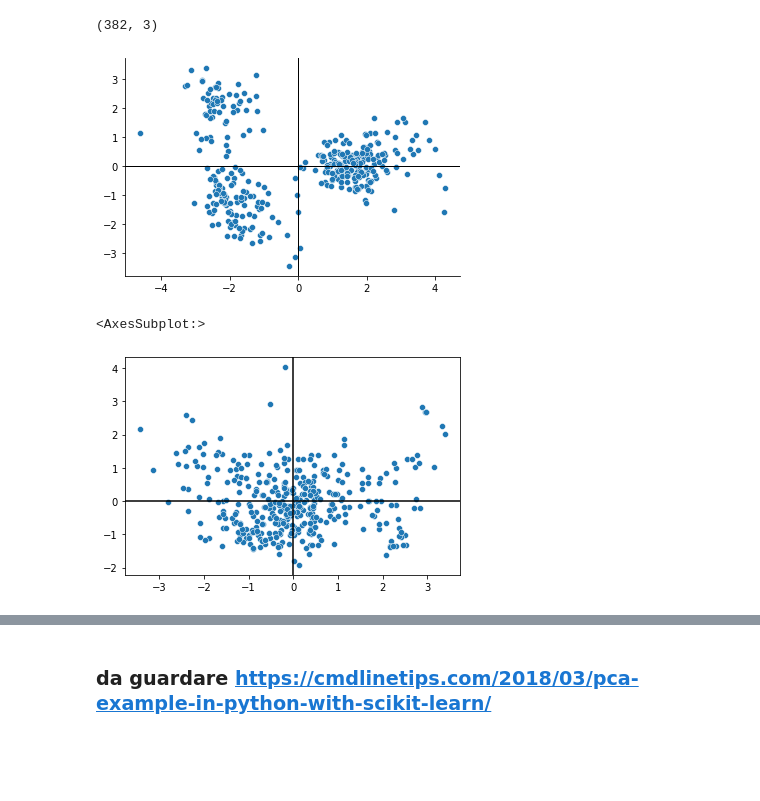
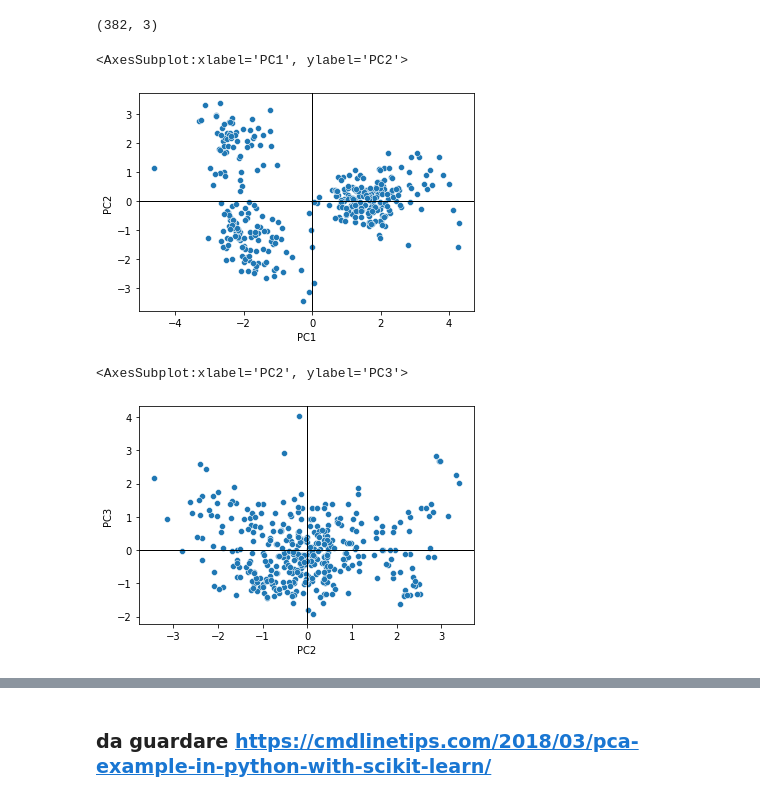
Before and after one commit to YuriGardinazzi/DataMiningNotes, a Jupyter notebook: PCA_analysis.ipynb, the cells around one changed output, grey strips where cells are left out. Saved outputs shown, nothing was run; the diff lists cells and outputs as text; code cells hidden in the pictures; blank space fills up the shorter version.

```diff
--- a/PCA_analysis.ipynb
+++ b/PCA_analysis.ipynb
@@ -53,13 +53,10 @@ X (382, 7) = U (382, 7) S (7, 7) V (7, 7)
 # %%
 X_svd = np.dot(U, np.diag(S))
 # %%
-T = np.matmul(U,S) #Scores
+T = np.dot(U,S) #Scores
 #T = U*S
-P = S   #Loadings
+P = V   #Loadings
 
 Data = np.dot(T,P.T)
 E = np.subtract(X,Data)
-#X_pca = np.dot(T,P.T)
 Eigen_pca = np.power(S,2)/(n-1)
-#print(Eigen_pca)
-print(X.iat[1,1], Data[1,1])
@@ -85,17 +82,18 @@ US_k.shape
 ax = plt.subplot()
 ax.axhline(y=0, color='k', linewidth=1)
 ax.axvline(x=0, color='k', linewidth=1)
-#sns.scatterplot(y=US_k[:,0], x=US_k[:,1])
+ax.set(xlabel='PC1', ylabel='PC2')
 sns.scatterplot(x=T[:,0], y=T[:,1])
-sns.despine(ax=ax, offset=0)
 # %% [output]
+<AxesSubplot:xlabel='PC1', ylabel='PC2'>
-[figure, old version]
+[figure, new version]
 # %%
 #PC2 E PC3
 ax = plt.subplot()
 ax.axhline(y=0, color='k', linewidth=1)
 ax.axvline(x=0, color='k', linewidth=1)
-sns.scatterplot(x=US_k[:,1],y=US_k[:,2])
+ax.set(xlabel='PC2', ylabel='PC3')
+sns.scatterplot(x=T[:,1],y=T[:,2])
 # %% [output]
-<AxesSubplot:>
+<AxesSubplot:xlabel='PC2', ylabel='PC3'>
-[figure, old version]
+[figure, new version]
```
Also changed, not shown: parts of 4 cells of this notebook.
